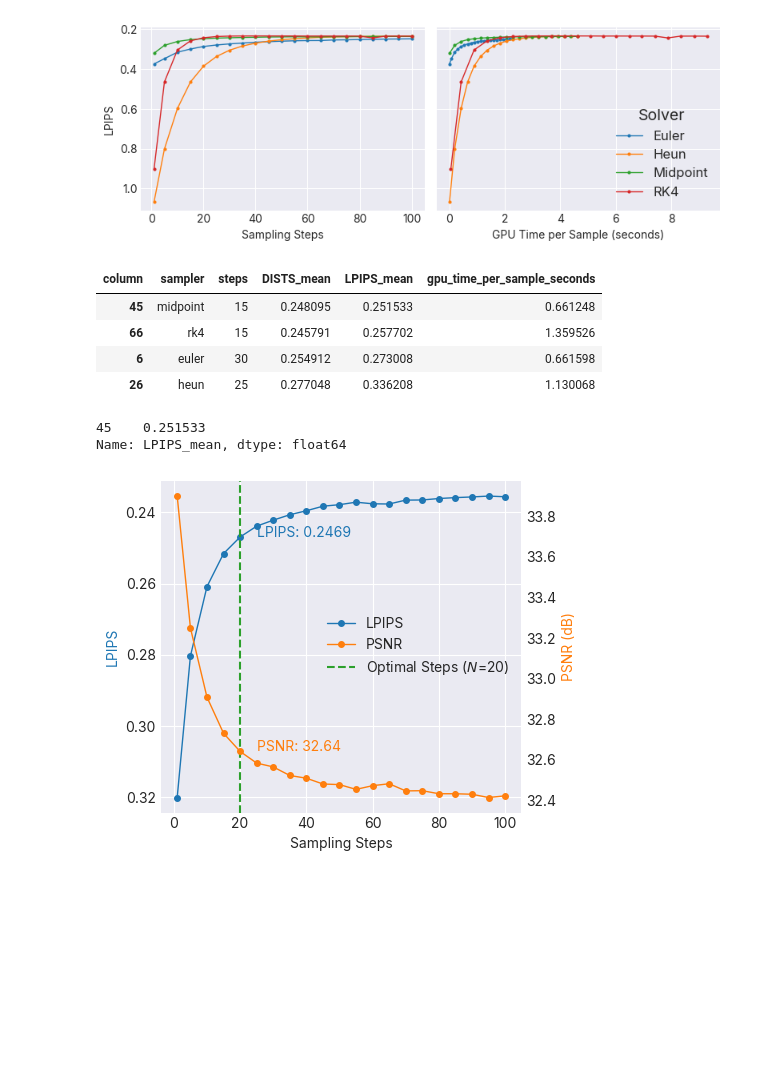
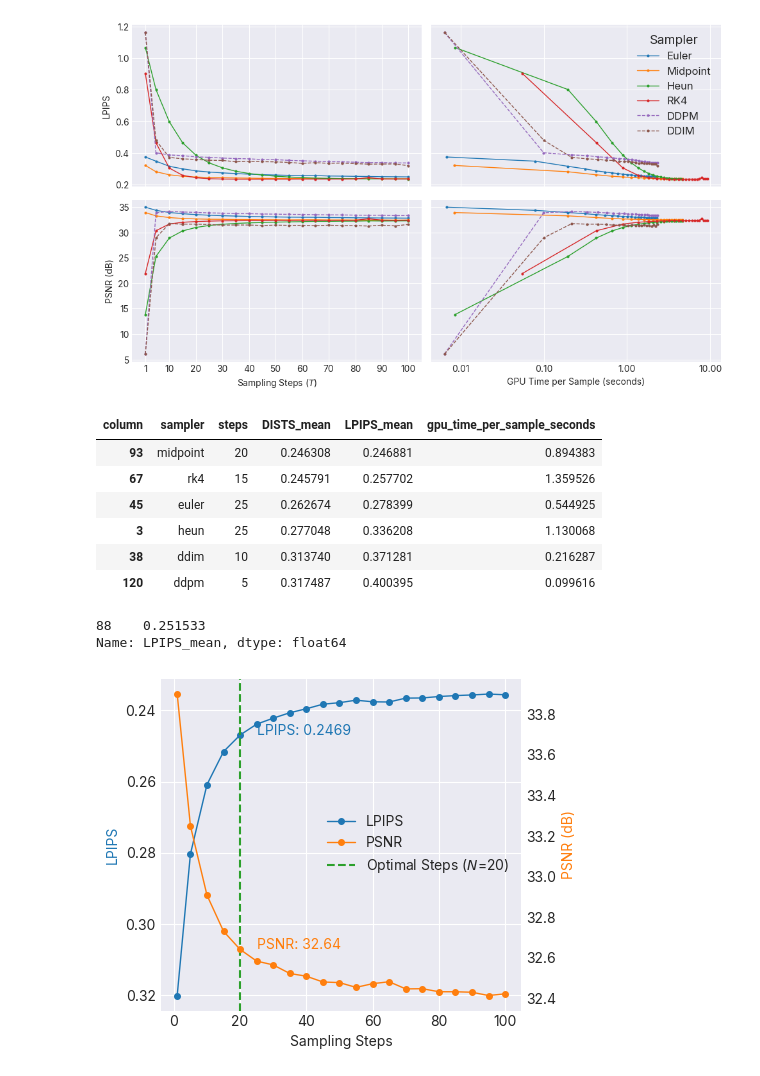
Before and after one commit to DakotaHester/s2flow, a Jupyter notebook: notebooks/plot_sampling.ipynb, the cells around one changed output. Drawn from its saved outputs; the diff is of its cells as text; code cells hidden in the pictures; blank space fills up the shorter version.

Commit message:
Lots of new figures

```diff
--- a/notebooks/plot_sampling.ipynb
+++ b/notebooks/plot_sampling.ipynb
@@ -7,10 +7,15 @@ import matplotlib.pyplot as plt
 from matplotlib import font_manager
 import json
 from pathlib import Path
+import rasterio as rio
+import rasterio.warp
+from tqdm import tqdm
+import geopandas as gpd
+import numpy as np
 from kneed import KneeLocator
 
-# font_path = '/home/dhester/.fonts/InterVariable.ttf'
-font_path = r"C:\Users\dh2306\AppData\Local\Microsoft\Windows\Fonts\Inter-VariableFont_opsz,wght.ttf"
+font_path = '/home/dhester/.fonts/InterVariable.ttf'
+# font_path = r"C:\Users\dh2306\AppData\Local\Microsoft\Windows\Fonts\Inter-VariableFont_opsz,wght.ttf"
 font_manager.fontManager.addfont(font_path)
 prop = font_manager.FontProperties(fname=font_path)
 
@@ -97,51 +102,66 @@ for csv in glob('../runs/s2flow_sr_sampling_sweep/20251117_094927/*/*/*/sr_evalu
 sample_metrics_df = pd.concat(sample_metrics_dfs, ignore_index=True)
 sample_metrics_df.to_parquet('../runs/s2flow_sr_sampling_sweep/20251117_094927/per_sample_metrics.par', index=False)
 # %%
-fig, ax = plt.subplots(2, 2, figsize=(8,6), sharey=True, sharex=True)
+fig, ax = plt.subplots(2, 2, figsize=(10,6), sharey='row', sharex='col')
 
 sampler_names = {
+
     'euler': 'Euler',
     'midpoint': 'Midpoint',
     'heun': 'Heun',
     'rk4': 'RK4',
+    'ddpm': 'DDPM',
+    'ddim': 'DDIM',
 }
+
+df['sampler'] = df['sampler'].astype('category')
+df['sampler'] = df['sampler'].cat.set_categories(sampler_names.keys(), ordered=True)
 
 linewidth = 1
 markersize = 2
 
 for i, (sampler, group) in enumerate(df.groupby('sampler')):
-    ax[0][0].plot(group['steps'], group['LPIPS_mean'], marker='o', label=sampler_names[sampler], color=f'C{i}', linewidth=linewidth, markersize=markersize)
-    ax[0][1].plot(group['gpu_time_per_sample_seconds'], group['LPIPS_mean'], marker='o', label=sampler_names[sampler], color=f'C{i}', linewidth=linewidth, markersize=markersize)
+    ax[0][0].plot(group['steps'], group['LPIPS_mean'], marker='o', label=sampler_names[sampler], color=f'C{i}', linewidth=linewidth, markersize=markersize, linestyle='dashed' if sampler in ['ddim', 'ddpm'] else 'solid')
+    ax[0][1].plot(group['gpu_time_per_sample_seconds'], group['LPIPS_mean'], marker='o', label=sampler_names[sampler], color=f'C{i}', linewidth=linewidth, markersize=markersize, linestyle='dashed' if sampler in ['ddim', 'ddpm'] else 'solid')
 
 for i, (sampler, group) in enumerate(df.groupby('sampler')):
-    ax[1][0].plot(group['steps'], group['PSNR_mean'], marker='o', label=sampler_names[sampler], color=f'C{i}', linewidth=linewidth, markersize=markersize)
-    ax[1][1].plot(group['gpu_time_per_sample_seconds'], group['PSNR_mean'], marker='o', label=sampler_names[sampler], color=f'C{i}', linewidth=linewidth, markersize=markersize)
+    ax[1][0].plot(group['steps'], group['PSNR_mean'], marker='o', label=sampler_names[sampler], color=f'C{i}', linewidth=linewidth, markersize=markersize, linestyle='dashed' if sampler in ['ddim', 'ddpm'] else 'solid')
+    ax[1][1].plot(group['gpu_time_per_sample_seconds'], group['PSNR_mean'], marker='o', label=sampler_names[sampler], color=f'C{i}', linewidth=linewidth, markersize=markersize, linestyle='dashed' if sampler in ['ddim', 'ddpm'] else 'solid')
 
-ax[1].legend(title='Solver', fontsize=12, title_fontsize=14)
-ax[0].set_xlabel('Sampling Steps')
-ax[1].set_xlabel('GPU Time per Sample (seconds)')
-ax[0].set_ylabel('LPIPS')
-ax[0].invert_yaxis()
+ax[0][1].legend(title='Sampler', fontsize=12, title_fontsize=14)
+ax[1][0].set_xlabel('Sampling Steps ($T$)')
+ax[1][1].set_xlabel('GPU Time per Sample (seconds)')
+ax[0][0].set_ylabel('LPIPS')
+ax[1][0].set_ylabel('PSNR (dB)')
 
+ax[1][1].set_xscale('log')
+# ax[1][0].set_yscale('log')
+
+ax[1][0].set_xticks([1] + list(range(10, 110, 10)))
+# ax[1][0].set_xticks([1, 10, 25, 50, 100])
+ax[1][0].get_xaxis().set_major_formatter(plt.ScalarFormatter())
+
+ax[1][1].set_xticks([0.01, 0.1, 1, 10])
+ax[1][1].get_xaxis().set_major_formatter(plt.ScalarFormatter())
 
 
 fig.tight_layout()
 
 # fig_dir = Path('../figures/sampling_performance/')
 # for filetype in ['png', 'pdf']:
 
 #     fig_dir.mkdir(parents=True, exist_ok=True)
 #     out_path = fig_dir / f'sampling_performance.{filetype}'
 #     plt.savefig(out_path, dpi=300 if filetype=='png' else None, bbox_inches='tight')
 
 # plt.savefig('../runs/s2flow_sr_sampling_sweep/20251117_094927/sampling_performance.pdf', dpi=300)
 # %% [output]
-[figure, old version]
+[figure, new version]
 # %%
 optimal_steps = {
     sampler: KneeLocator(
         group['steps'],
-        group['DISTS_mean'],
+        group['LPIPS_mean'],
         curve='convex',
         direction='decreasing'
     ).knee
@@ -154,14 +174,16 @@ optimal_samples_gdf = df[
 optimal_samples_gdf.sort_values(by='LPIPS_mean')[['sampler', 'steps', 'DISTS_mean', 'LPIPS_mean', 'gpu_time_per_sample_seconds']]
 # %% [output]
 | column | sampler | steps | DISTS_mean | LPIPS_mean | gpu_time_per_sample_seconds |
-| 45 | midpoint | 15 | 0.248095 | 0.251533 | 0.661248 |
-| 66 | rk4 | 15 | 0.245791 | 0.257702 | 1.359526 |
-| 6 | euler | 30 | 0.254912 | 0.273008 | 0.661598 |
-| 26 | heun | 25 | 0.277048 | 0.336208 | 1.130068 |
+| 93 | midpoint | 20 | 0.246308 | 0.246881 | 0.894383 |
+| 67 | rk4 | 15 | 0.245791 | 0.257702 | 1.359526 |
+| 45 | euler | 25 | 0.262674 | 0.278399 | 0.544925 |
+| 3 | heun | 25 | 0.277048 | 0.336208 | 1.130068 |
+| 38 | ddim | 10 | 0.313740 | 0.371281 | 0.216287 |
+| 120 | ddpm | 5 | 0.317487 | 0.400395 | 0.099616 |
 # %%
 df.loc[(df['sampler'] == 'midpoint') & (df['steps'] == 15)]['LPIPS_mean']
 # %% [output]
-45    0.251533
+88    0.251533
 Name: LPIPS_mean, dtype: float64
 # %%
 # determine optimal number of steps based on LPIPS elbow
```
Also changed, not shown: parts of 4 cells of this notebook, 9 other files.
